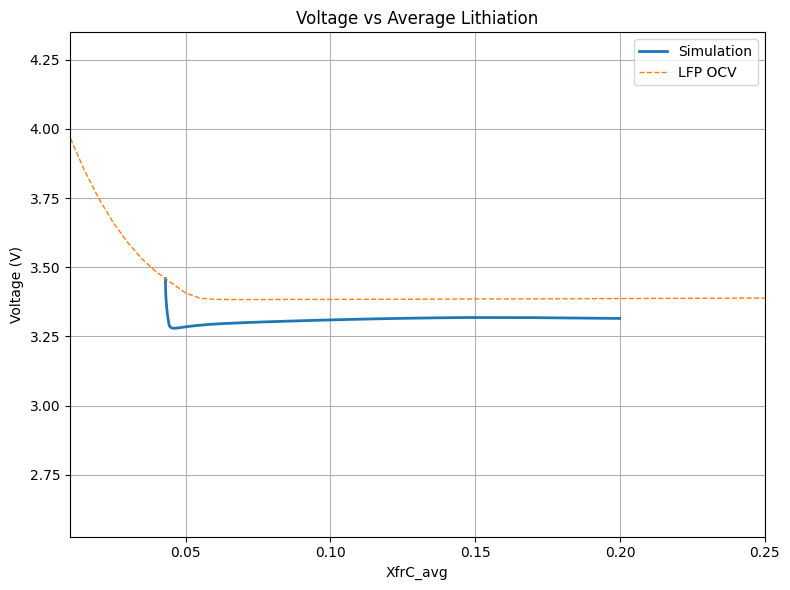
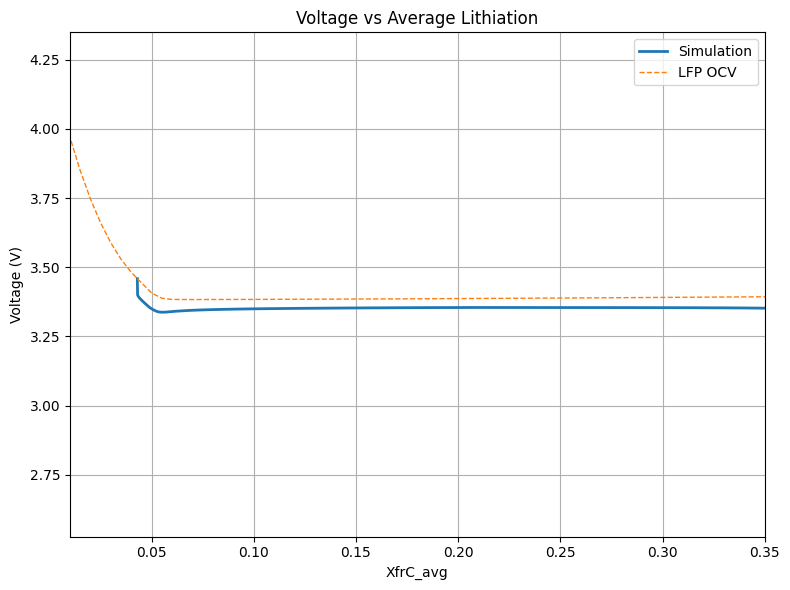
Code edit (unified diff) that turned the first committed figure into the second:
--- before
+++ after
@@ -47,5 +47,5 @@
 
 df1 = load_data(
-    "../MSU_HPCC/slurm_besfem-config-tiff-48hr-8e-07-11421463.SLURMout"
+    "../MSU_HPCC/slurm_besfem-config-tiff-48hr-8e-07-2.8e-12-mob-11826002.SLURMout"
 )
 
@@ -84,5 +84,5 @@
 plt.xlabel("XfrC_avg")
 plt.ylabel("Voltage (V)")
-plt.xlim(0.01, 0.25)
+plt.xlim(0.01, 0.55)
 # plt.ylim(3.2, 3.5)
 plt.title("Voltage vs Average Lithiation")

Commit: edits to LFP testing, pushing before moving to other branch for AMR